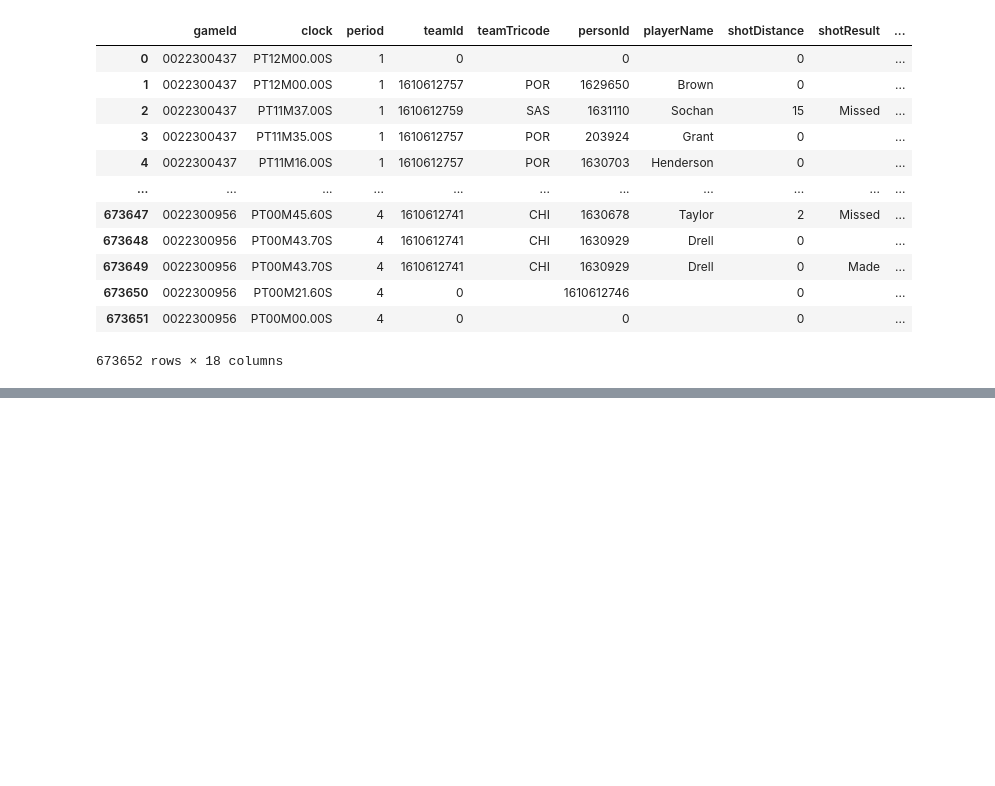
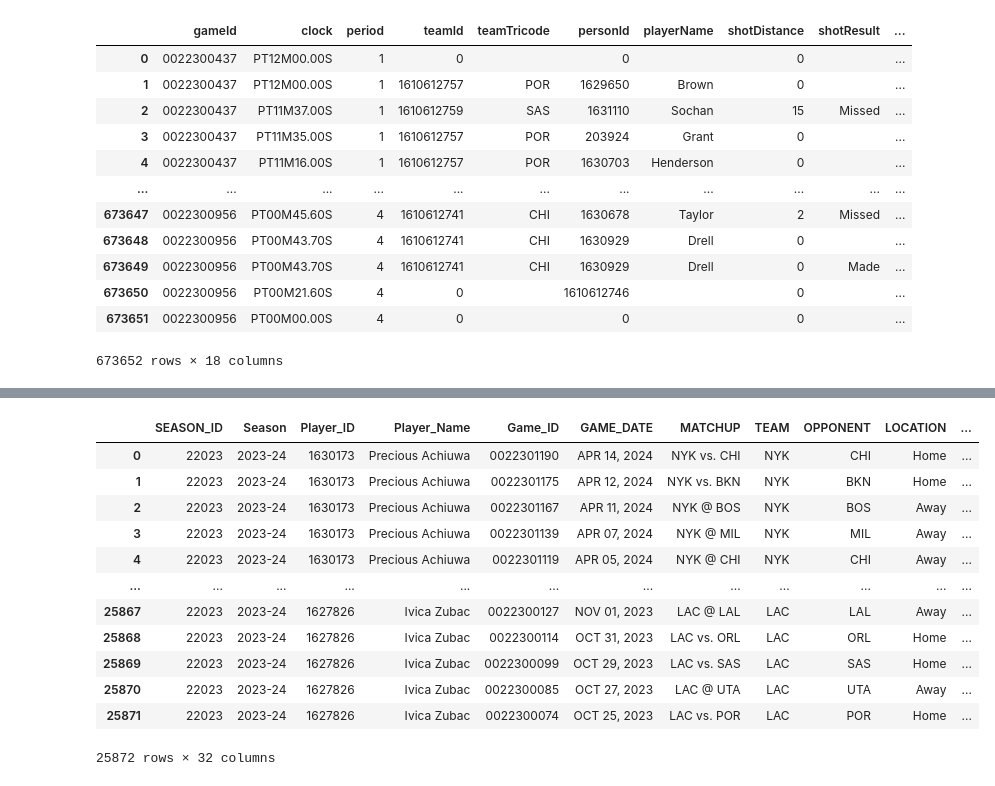
Before and after one commit to Pickage-gg/nba, a Jupyter notebook: src/testing.ipynb, the cells around one changed output, grey strips where cells are left out. Cells and saved outputs as stored; diff of their text form; code cells hidden in the pictures; blank space fills up the shorter version.

```diff
--- a/src/testing.ipynb
+++ b/src/testing.ipynb
@@ -79,3 +80,18 @@ with engine.connect() as db_connection:
 | 673650 | 0022300956 | PT00M21.60S | 4 | 0 |  | 1610612746 |  | 0 |  | ... |
 | 673651 | 0022300956 | PT00M00.00S | 4 | 0 |  | 0 |  | 0 |  | ... |
 673652 rows × 18 columns
+# %%
+from sqlalchemy import create_engine
+from config import load_config
+
+config = load_config()
+connection_string = f"postgresql://{config['user']}:{config['password']}@{config['host']}:{config['port']}/{config['database']}"
+engine = create_engine(connection_string)
+
+with engine.connect() as db_connection:
+    query = '''
+    SELECT * FROM "tmLogs_table"
+    -- WHERE "TEAM_ID" = \'1610612737\'
+    ;'''
+    data_frame = pd.read_sql(query, db_connection)
+    display(data_frame)
@@ -81,0 +112,29 @@ with engine.connect() as db_connection:
+# %%
+from sqlalchemy import create_engine
+from config import load_config
+
+config = load_config()
+connection_string = f"postgresql://{config['user']}:{config['password']}@{config['host']}:{config['port']}/{config['database']}"
+engine = create_engine(connection_string)
+
+with engine.connect() as db_connection:
+    query = '''
+    SELECT * FROM "playLogs_table"
+    -- WHERE "TEAM_ID" = \'1610612737\'
+    ;'''
+    data_frame = pd.read_sql(query, db_connection)
+    display(data_frame)
+# %% [output]
+|  | SEASON_ID | Season | Player_ID | Player_Name | Game_ID | GAME_DATE | MATCHUP | TEAM | OPPONENT | LOCATION | ... |
+| 0 | 22023 | 2023-24 | 1630173 | Precious Achiuwa | 0022301190 | APR 14, 2024 | NYK vs. CHI | NYK | CHI | Home | ... |
+| 1 | 22023 | 2023-24 | 1630173 | Precious Achiuwa | 0022301175 | APR 12, 2024 | NYK vs. BKN | NYK | BKN | Home | ... |
+| 2 | 22023 | 2023-24 | 1630173 | Precious Achiuwa | 0022301167 | APR 11, 2024 | NYK @ BOS | NYK | BOS | Away | ... |
+| 3 | 22023 | 2023-24 | 1630173 | Precious Achiuwa | 0022301139 | APR 07, 2024 | NYK @ MIL | NYK | MIL | Away | ... |
+| 4 | 22023 | 2023-24 | 1630173 | Precious Achiuwa | 0022301119 | APR 05, 2024 | NYK @ CHI | NYK | CHI | Away | ... |
+| ... | ... | ... | ... | ... | ... | ... | ... | ... | ... | ... | ... |
+| 25867 | 22023 | 2023-24 | 1627826 | Ivica Zubac | 0022300127 | NOV 01, 2023 | LAC @ LAL | LAC | LAL | Away | ... |
+| 25868 | 22023 | 2023-24 | 1627826 | Ivica Zubac | 0022300114 | OCT 31, 2023 | LAC vs. ORL | LAC | ORL | Home | ... |
+| 25869 | 22023 | 2023-24 | 1627826 | Ivica Zubac | 0022300099 | OCT 29, 2023 | LAC vs. SAS | LAC | SAS | Home | ... |
+| 25870 | 22023 | 2023-24 | 1627826 | Ivica Zubac | 0022300085 | OCT 27, 2023 | LAC @ UTA | LAC | UTA | Away | ... |
+| 25871 | 22023 | 2023-24 | 1627826 | Ivica Zubac | 0022300074 | OCT 25, 2023 | LAC vs. POR | LAC | POR | Home | ... |
+25872 rows × 32 columns
```
Also changed, not shown: parts of 2 cells of this notebook, 3 other files.
